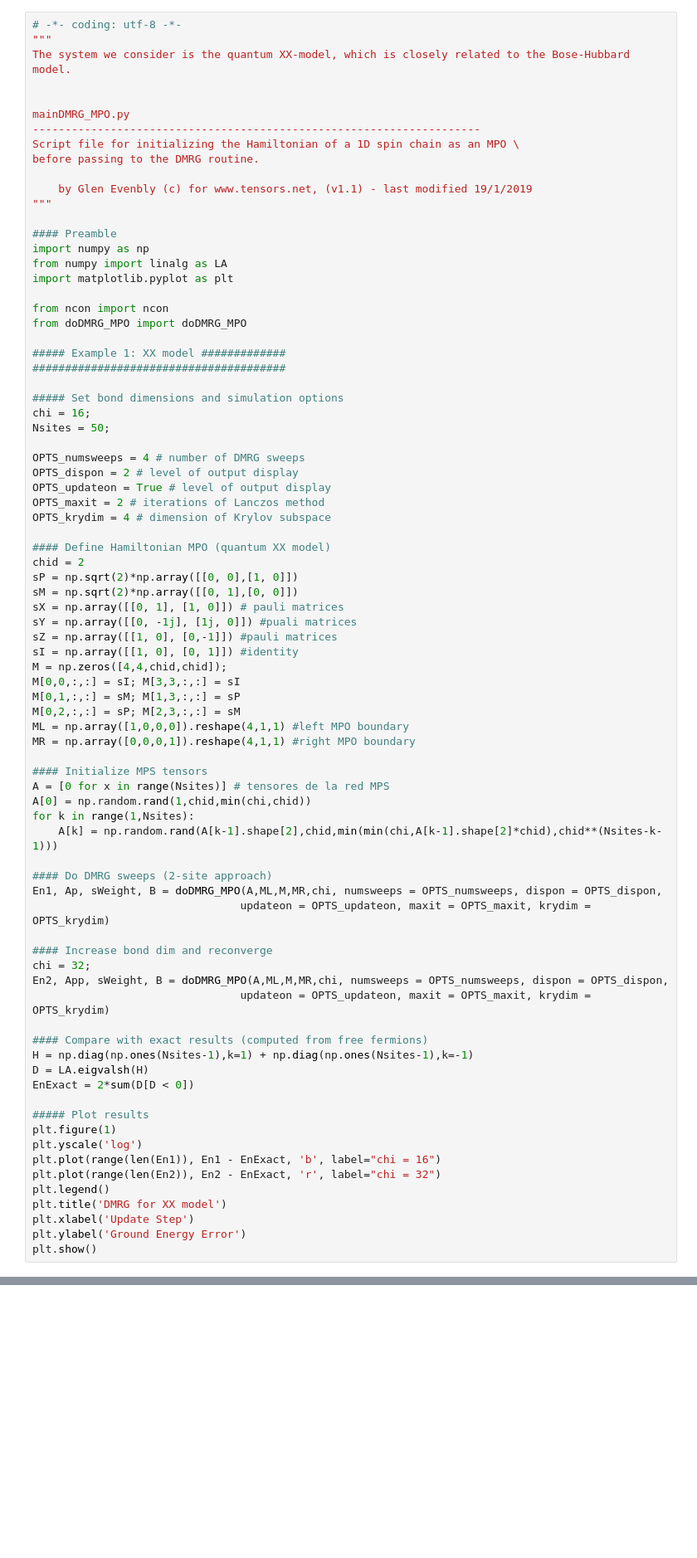
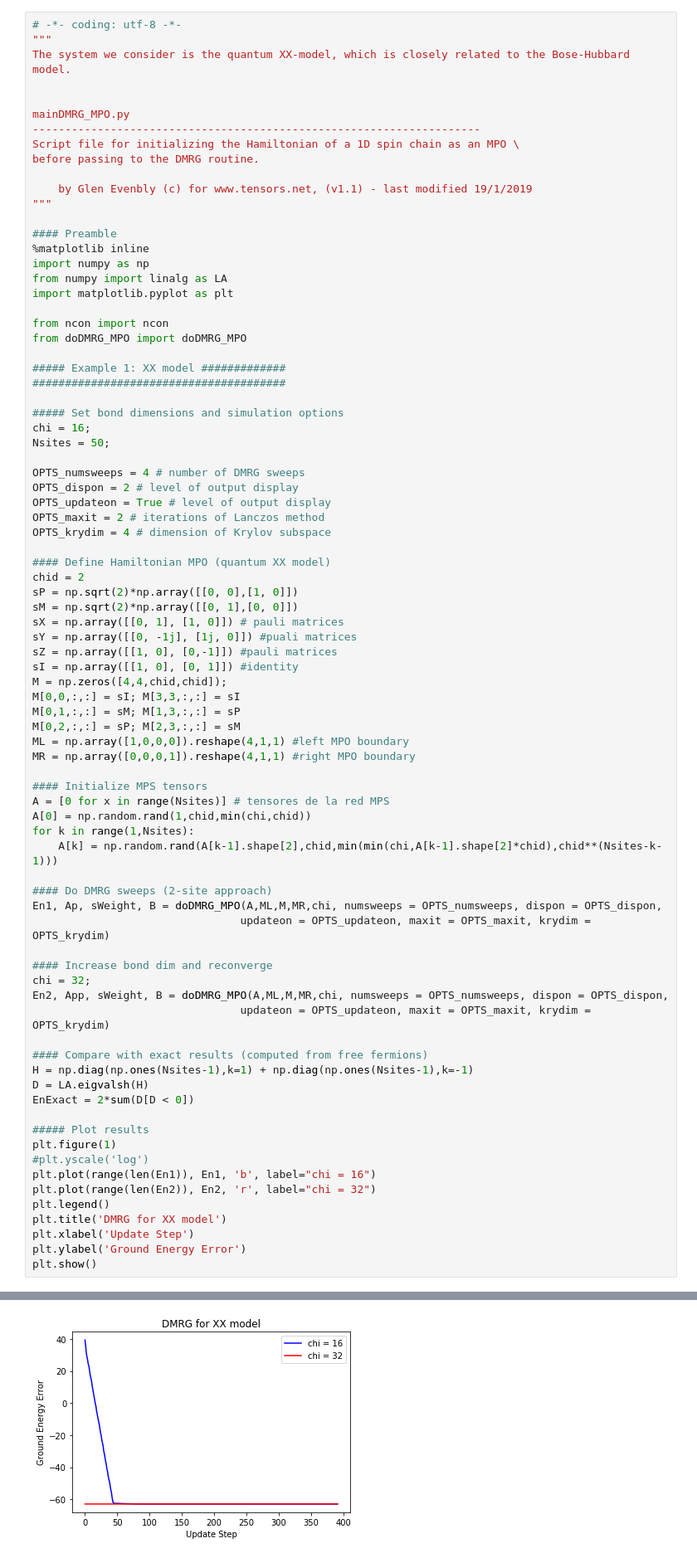
Before and after one commit to Dalperdomoe/Redes-Tensoriales, a Jupyter notebook: 6-DMRG.ipynb, the cells around one changed output, grey strips where cells are left out. Shown at 83% size. Drawn from its saved outputs; the diff is of its cells as text; blank space fills up the shorter version.

```diff
--- a/6-DMRG.ipynb
+++ b/6-DMRG.ipynb
@@ -108,6 +66,7 @@ before passing to the DMRG routine.
 """
 
 #### Preamble
+%matplotlib inline
 import numpy as np
 from numpy import linalg as LA
 import matplotlib.pyplot as plt
@@ -165,11 +124,12 @@ EnExact = 2*sum(D[D < 0])
 
 ##### Plot results
 plt.figure(1)
-plt.yscale('log')
-plt.plot(range(len(En1)), En1 - EnExact, 'b', label="chi = 16")
-plt.plot(range(len(En2)), En2 - EnExact, 'r', label="chi = 32")
+#plt.yscale('log')
+plt.plot(range(len(En1)), En1, 'b', label="chi = 16")
+plt.plot(range(len(En2)), En2, 'r', label="chi = 32")
 plt.legend()
 plt.title('DMRG for XX model')
 plt.xlabel('Update Step')
 plt.ylabel('Ground Energy Error')
 plt.show()
+# %% [output]
@@ -175,0 +153 @@ plt.show()
+[figure, added]
```
Also changed, not shown: parts of 4 cells of this notebook.
